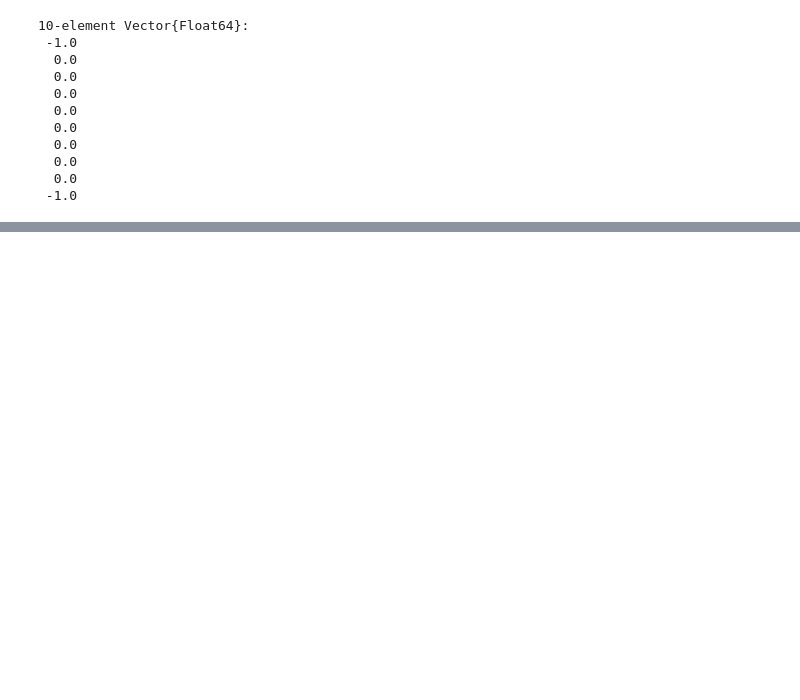
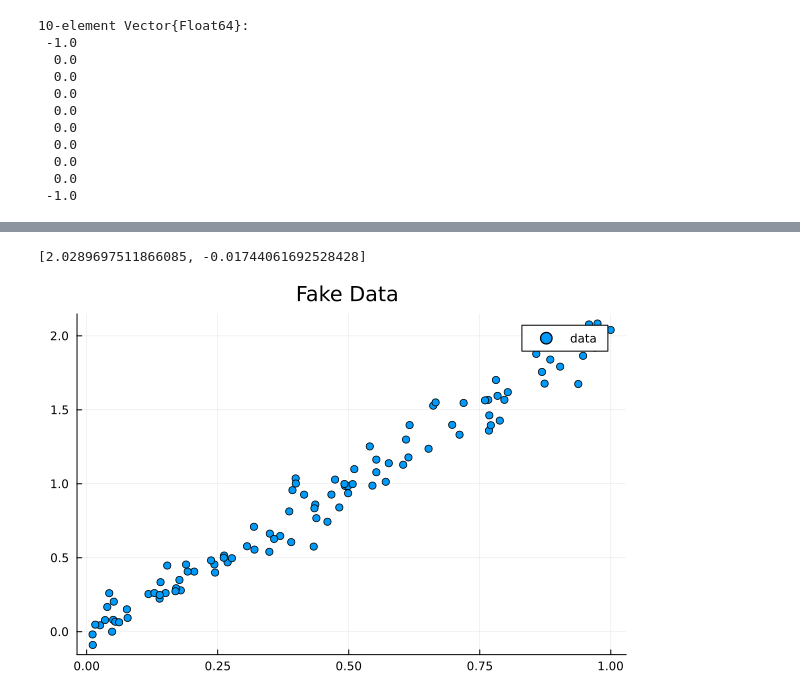
Before and after one commit to ddrous/deep-parallel-fluids, a Jupyter notebook: source/IntermediateProblems.ipynb, the cells around one changed output, grey strips where cells are left out. Drawn from its saved outputs; the diff is of its cells as text; code cells hidden in the pictures; blank space fills up the shorter version.

Commit message:
Finished intermediate problems

```diff
--- a/source/IntermediateProblems.ipynb
+++ b/source/IntermediateProblems.ipynb
@@ -113,0 +204,13 @@ A*x
+# %%
+# Data For Regression Problem Part 2
+X = rand(100);
+y = 2X  + 0.1 * randn(100);
+
+a = llsq(X,y;bias=true)
+println(a)
+
+using Plots
+scatter(X,y, title="Fake Data ", label="data")
+# %% [output]
+[2.0289697511866085, -0.01744061692528428]
+[figure, added]
```
Also changed, not shown: parts of 14 cells of this notebook.
